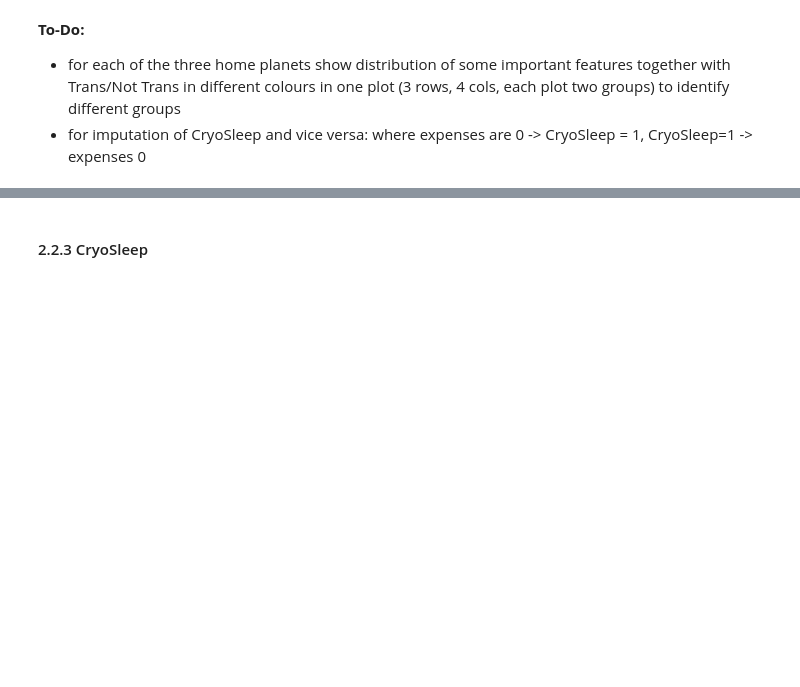
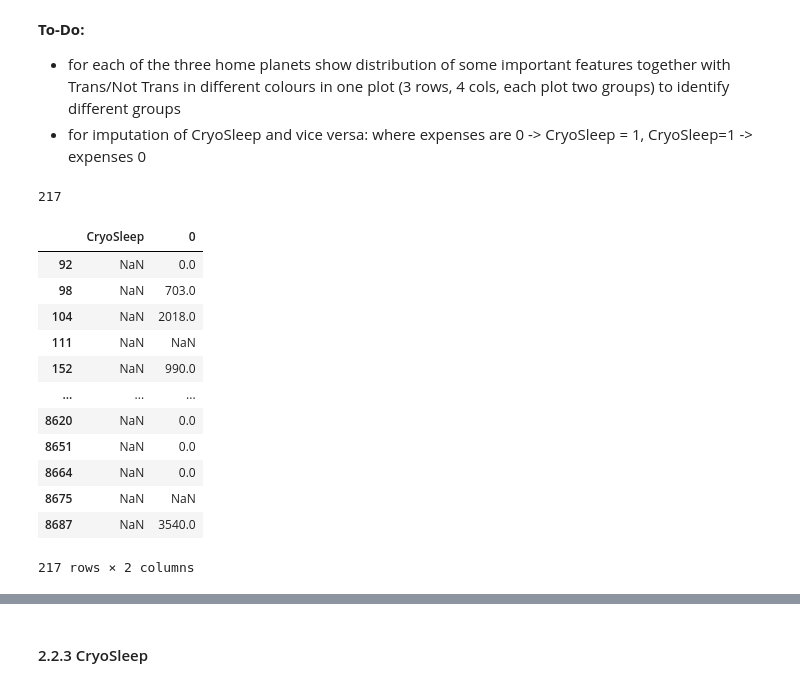
Before and after one commit to PatrickSVM/Spaceship-Titanic-Kaggle-Challenge, a Jupyter notebook: Spaceship_Titanic.ipynb, the cells around one changed output, grey strips where cells are left out. Cells and saved outputs as stored; diff of their text form; code cells hidden in the pictures; blank space fills up the shorter version.

```diff
--- a/Spaceship_Titanic.ipynb
+++ b/Spaceship_Titanic.ipynb
@@ -264,3 +264,24 @@ Mars        1730.0   0.0
 **To-Do:**
 - for each of the three home planets show distribution of some important features together with Trans/Not Trans in different colours in one plot (3 rows, 4 cols, each plot two groups) to identify different groups
 - for imputation of CryoSleep and vice versa: where expenses are 0 -> CryoSleep = 1, CryoSleep=1 -> expenses 0
+# %%
+cryo_expenses.CryoSleep.isnull().sum()
+cryo_expenses[0].isnull().sum()
+# %% [output]
+217
+# %%
+cryo_expenses[cryo_expenses.CryoSleep.isnull()]
+# %% [output]
+|  | CryoSleep | 0 |
+| 92 | NaN | 0.0 |
+| 98 | NaN | 703.0 |
+| 104 | NaN | 2018.0 |
+| 111 | NaN | NaN |
+| 152 | NaN | 990.0 |
+| ... | ... | ... |
+| 8620 | NaN | 0.0 |
+| 8651 | NaN | 0.0 |
+| 8664 | NaN | 0.0 |
+| 8675 | NaN | NaN |
+| 8687 | NaN | 3540.0 |
+217 rows × 2 columns
```
Also changed, not shown: parts of 3 cells of this notebook.
